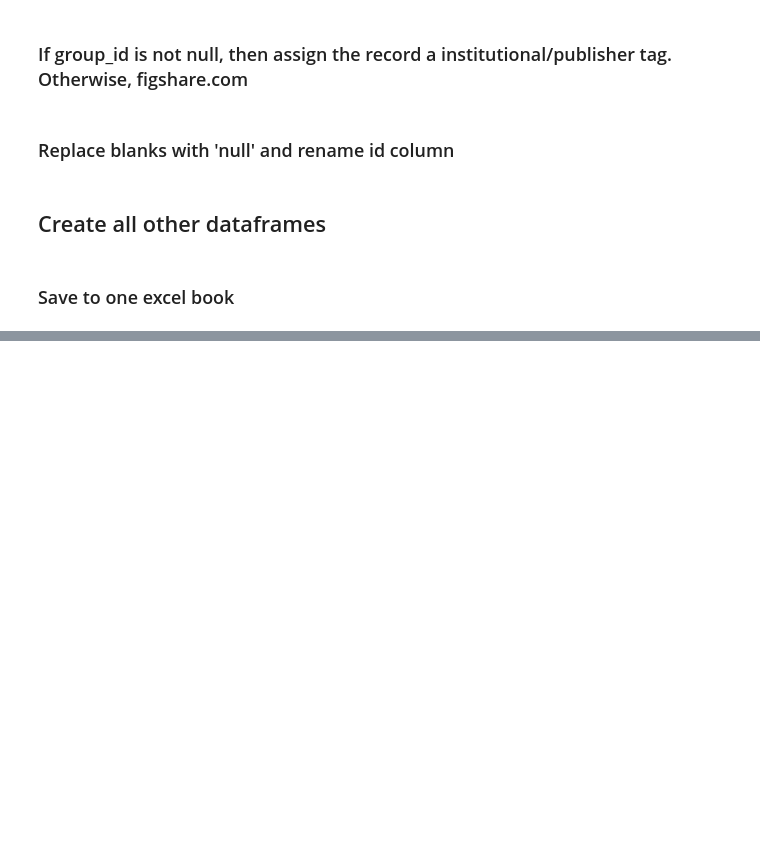
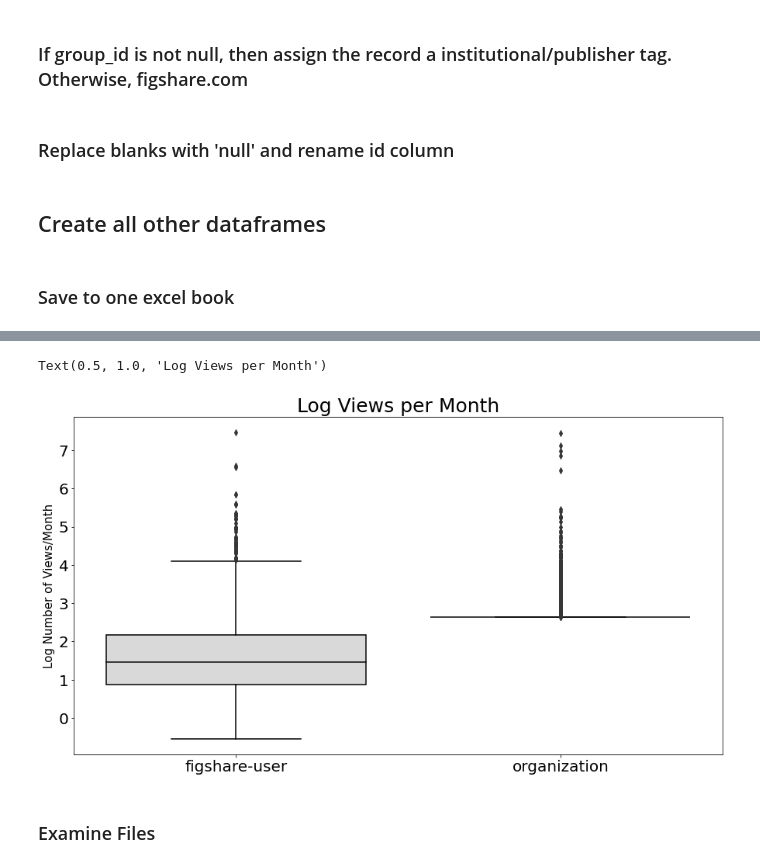
Before and after one commit to amckennafoster/figshare-api-scripts, a Jupyter notebook: research-related-scripts/software-records/SOFTWARE-PRACTICES.ipynb, the cells around one changed output, grey strips where cells are left out. Saved outputs shown, nothing was run; the diff lists cells and outputs as text; code cells hidden in the pictures; blank space fills up the shorter version.

```diff
--- a/research-related-scripts/software-records/SOFTWARE-PRACTICES.ipynb
+++ b/research-related-scripts/software-records/SOFTWARE-PRACTICES.ipynb
@@ -377,0 +350,49 @@ Name: defined_type_name, dtype: int64
+# %%
+#There is at least one missing firstOnline date so replace that with the posted date just in this dataframe
+dfviews['firstOnline'].fillna(dfviews['posted'], inplace=True)
+# %%
+#----!!!!!!!! Adjust the values for your data collection date
+
+current_month = 5
+current_year = 2023
+
+def calc(row):
+    if row['month_posted'] != current_month and row['year_posted'] == current_year: #number of months from current year
+        return (current_month-row['month_posted'])
+    elif row['month_posted'] == current_month and row['year_posted'] == current_year: #If published in current month and year
+        return 0.75 #data was collected on Oct 26 so if item posted this september just assign it 0.75
+    else:
+        return ((current_year-(row['year_posted']+1))*12)+(12-row['month_posted'])+current_month #add 1 to the posted year first then subtract to get full years, then add the months from posted year, then months for current year
+
+
+dfviews['months_since_posted'] = dfviews.apply(calc, axis=1)
+
+
+dfviews['views_per_month'] = dfviews['views']/dfviews['months_since_posted']
+dfviews['log_views_per_month'] = np.log(dfviews['views_per_month'])
+#df['downloads_per_month'] = df['downloads']/df['months_since_posted']
+
+#Save to CSV
+#dfviews.to_csv('DeleteExamineViews.csv', index = False, header=True)
+# %%
+#Create a chart
+
+
+ax = sns.boxplot(data=dfviews, x='origin', y='log_views_per_month', palette=sns.color_palette(colors, 2),**PROPS)#, palette="Blues_d")
+ax.set(xlabel=None)
+xticks = plt.xticks()
+#wrap_labels(ax,14)
+ax.set_ylabel('Log Number of Views/Month', fontsize=y_axis_label_font)
+ax.tick_params(axis='x', which='major', labelsize=x_tick_size)
+ax.tick_params(axis='y', which='major', labelsize=y_tick_size)
+ax.set_title('Log Views per Month', fontsize=chart_title_font)
+#ax.text(0.5, 0.8,'*', ha='center', fontsize = startfont, transform=ax6.transAxes)
+
+
+#Save Figure
+#plt.savefig('viewsmonth-color-pres.jpg', dpi=180, format="jpg")
+# %% [output]
+Text(0.5, 1.0, 'Log Views per Month')
+[figure, added]
+# %% [markdown]
+### Examine Files
```
Also changed, not shown: parts of 72 cells of this notebook, 6 other files.
